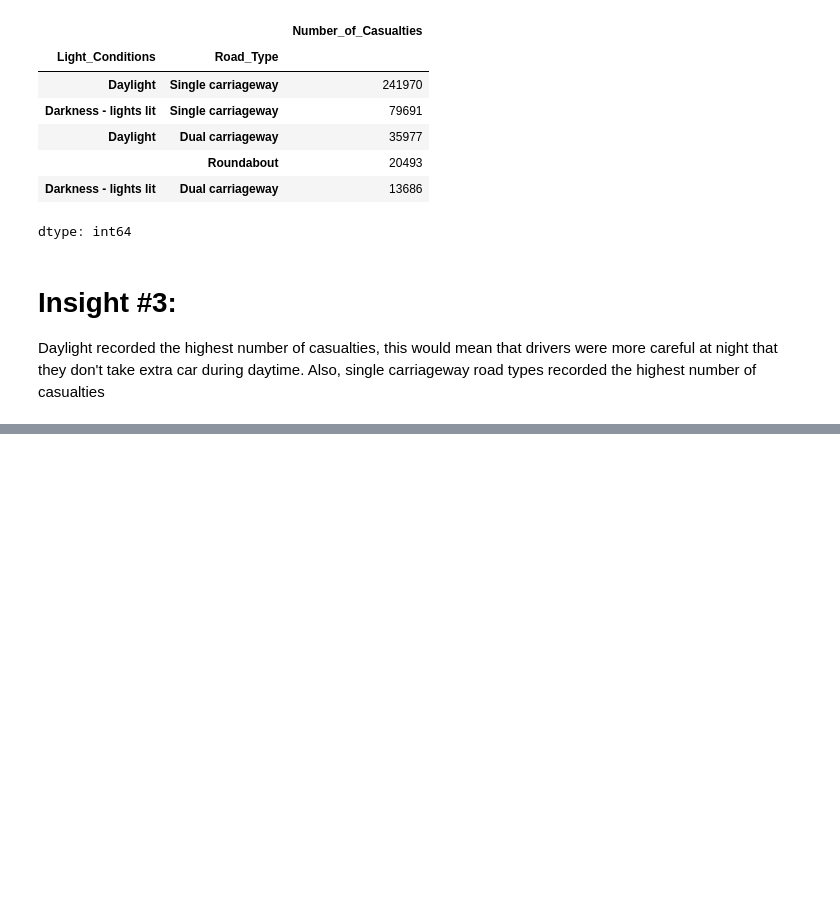
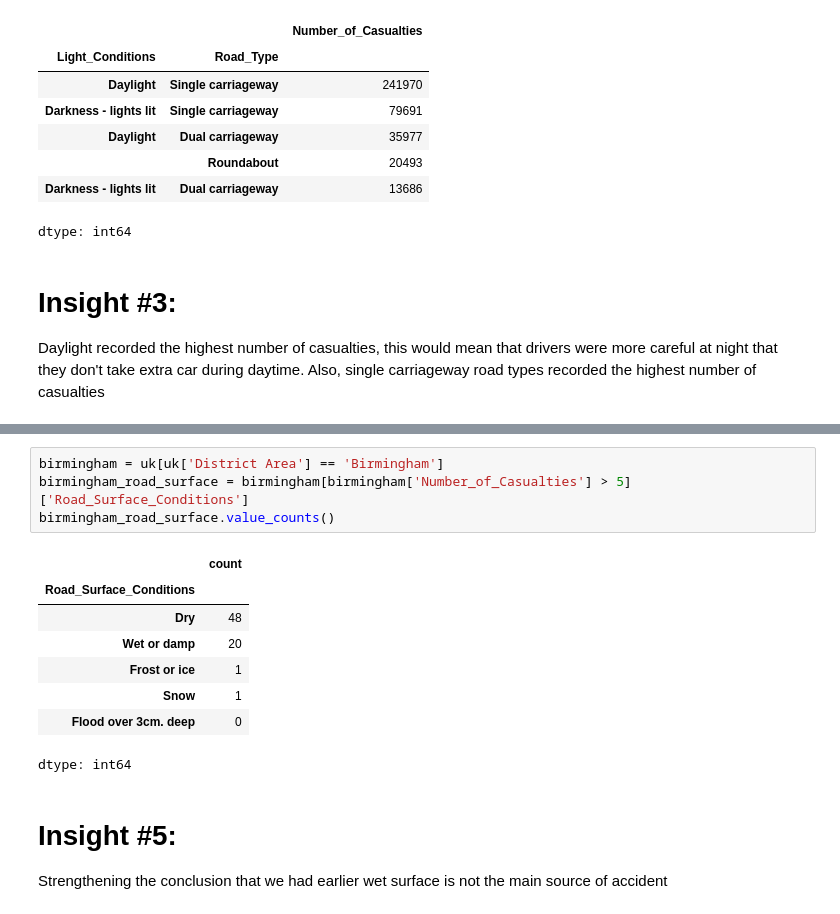
Before and after one commit to kvnwave/ELEC303-DATA-ANALYTICS-AGUILERA, a Jupyter notebook: uk_accident.ipynb, the cells around one changed output, grey strips where cells are left out. Cells and saved outputs as stored; diff of their text form; blank space fills up the shorter version.

```diff
--- a/uk_accident.ipynb
+++ b/uk_accident.ipynb
@@ -534,0 +537,16 @@ dtype: int64
+# %%
+birmingham = uk[uk['District Area'] == 'Birmingham']
+birmingham_road_surface = birmingham[birmingham['Number_of_Casualties'] > 5]['Road_Surface_Conditions']
+birmingham_road_surface.value_counts()
+# %% [output]
+|  | count |
+| Road_Surface_Conditions |  |
+| Dry | 48 |
+| Wet or damp | 20 |
+| Frost or ice | 1 |
+| Snow | 1 |
+| Flood over 3cm. deep | 0 |
+dtype: int64
+# %% [markdown]
+<h1>Insight #5:</h1>
+<p>Strengthening the conclusion that we had earlier wet surface is not the main source of accident</p>
```
Also changed, not shown: parts of 5 cells of this notebook.
